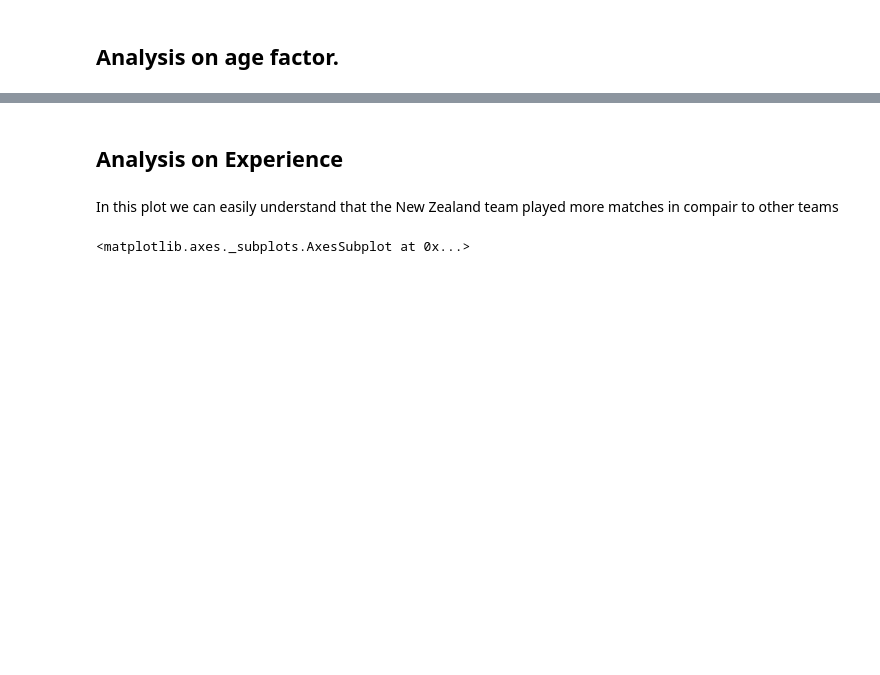
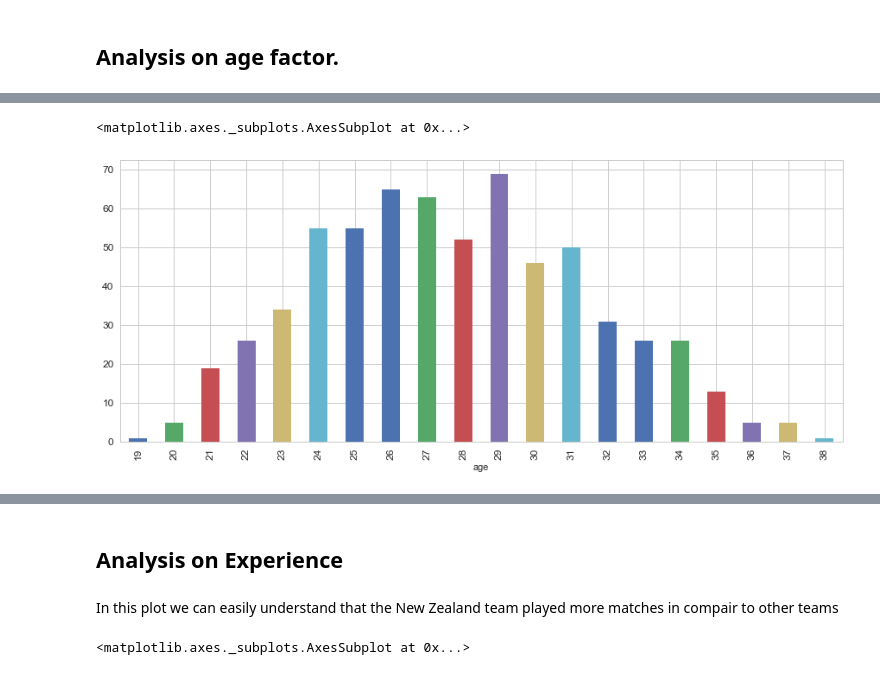
Before and after one commit to 02akshay/rugby_analysis, a Jupyter notebook: rugby_analysis.ipynb, the cells around one changed output, grey strips where cells are left out. Cells and saved outputs as stored; diff of their text form; code cells hidden in the pictures; blank space fills up the shorter version.

```diff
--- a/rugby_analysis.ipynb
+++ b/rugby_analysis.ipynb
@@ -100,0 +83,3 @@ team_avg
+# %%
+age_group = full.sort_values(by=['age']).groupby('age')
+age_group.mean()
@@ -100,0 +105,5 @@ team_avg
+# %%
+age_group.team.count().plot.bar(figsize=(15,6),fontsize=12)
+# %% [output]
+<matplotlib.axes._subplots.AxesSubplot at 0x...>
+[figure, added]
```
Also changed, not shown: parts of 22 cells of this notebook.
